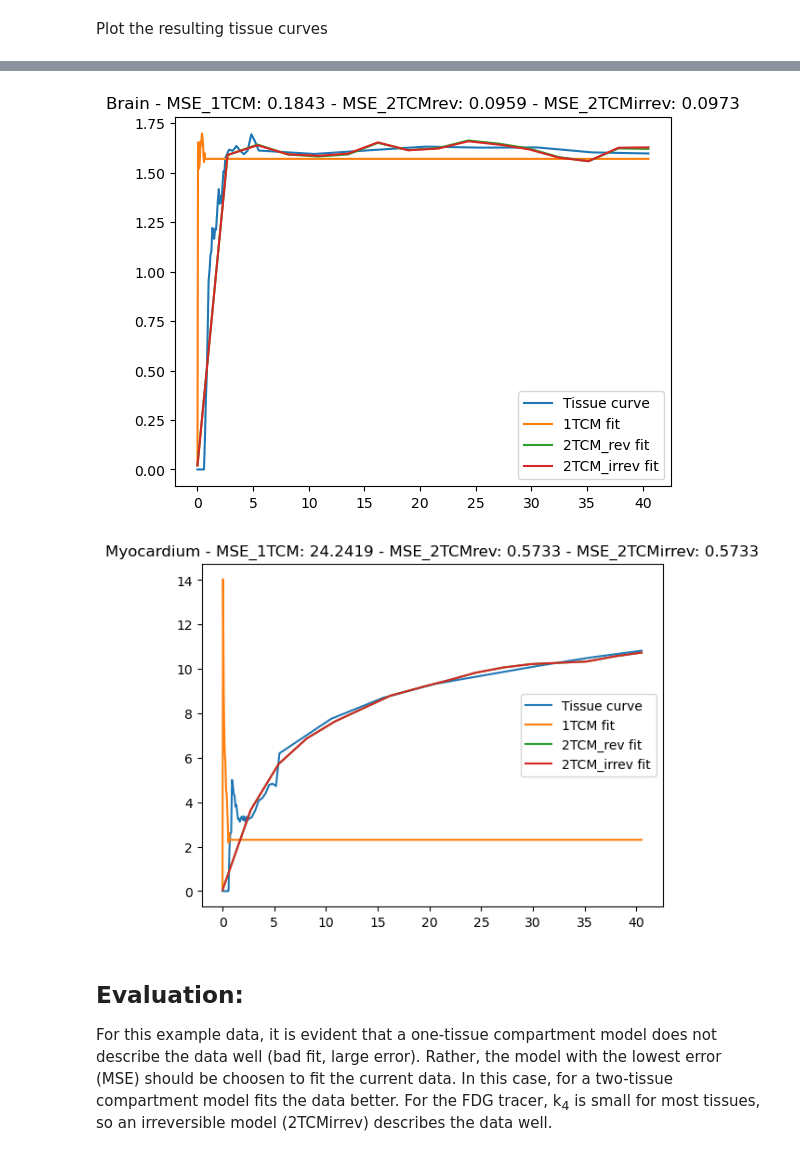
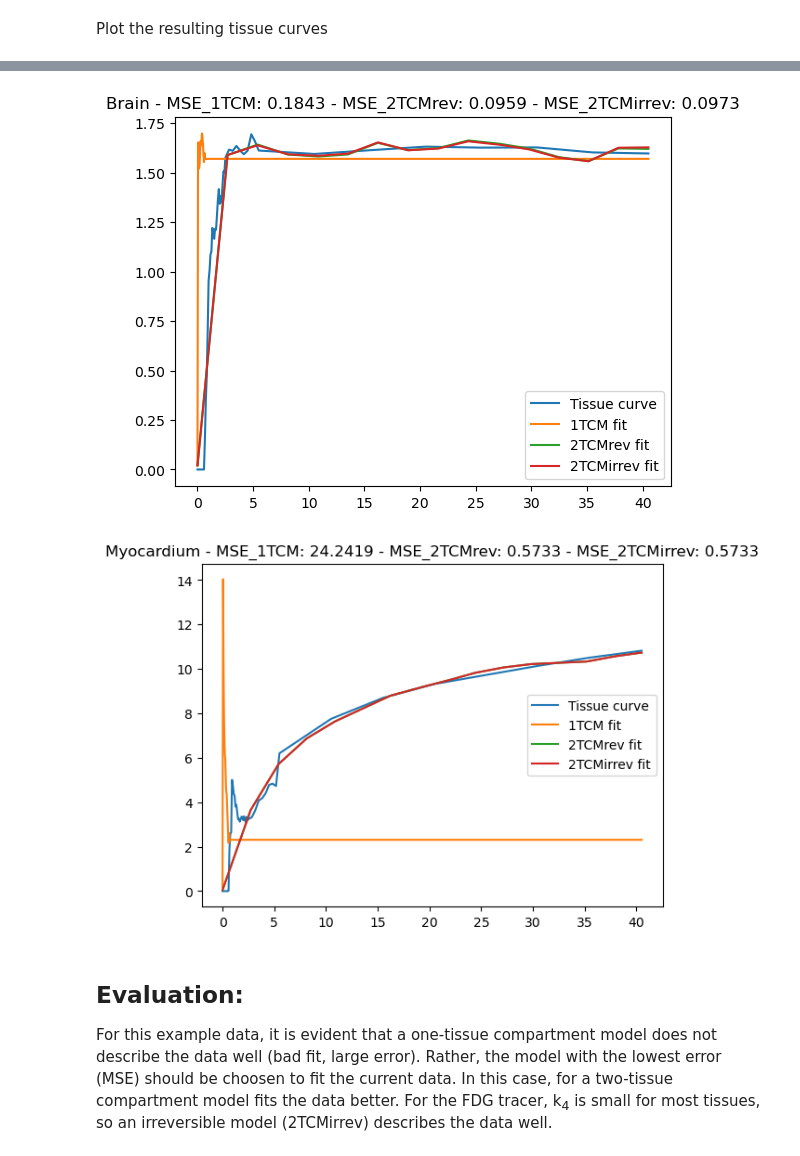
Before and after one commit to Kuttner/pyPET, a Jupyter notebook: dPET_Kinetic_modeling_example.ipynb, the cells around one changed output, grey strips where cells are left out. Saved outputs shown, nothing was run; the diff lists cells and outputs as text; code cells hidden in the pictures.

```diff
--- a/dPET_Kinetic_modeling_example.ipynb
+++ b/dPET_Kinetic_modeling_example.ipynb
@@ -255,25 +255,25 @@ Patlak Ki:  0.201
 # %%
 #Plot tissue curve and fit
 tissue = "Brain"
 plt.plot(VOI_t_shift, VOI_A_dict[tissue], label="Tissue curve")
 plt.plot(AIF_t, oneTCM_dict[tissue]["tissue_fit"], label="1TCM fit")
-plt.plot(AIF_t, twoTCMrev_dict[tissue]["tissue_fit"], label="2TCM_rev fit")
-plt.plot(AIF_t, twoTCMirrev_dict[tissue]["tissue_fit"], label="2TCM_irrev fit")
+plt.plot(AIF_t, twoTCMrev_dict[tissue]["tissue_fit"], label="2TCMrev fit")
+plt.plot(AIF_t, twoTCMirrev_dict[tissue]["tissue_fit"], label="2TCMirrev fit")
 plt.title(tissue + " - MSE_1TCM: " + str(round(oneTCM_dict[tissue]["mse"],4)) + " - MSE_2TCMrev: " + str(round(twoTCMrev_dict[tissue]["mse"],4)) + " - MSE_2TCMirrev: " + str(round(twoTCMirrev_dict[tissue]["mse"],4)))
 plt.legend()
 plt.show()
 
 tissue = "Myocardium"
 plt.plot(VOI_t_shift, VOI_A_dict[tissue], label="Tissue curve")
 plt.plot(AIF_t, oneTCM_dict[tissue]["tissue_fit"], label="1TCM fit")
-plt.plot(AIF_t, twoTCMrev_dict[tissue]["tissue_fit"], label="2TCM_rev fit")
-plt.plot(AIF_t, twoTCMirrev_dict[tissue]["tissue_fit"], label="2TCM_irrev fit")
+plt.plot(AIF_t, twoTCMrev_dict[tissue]["tissue_fit"], label="2TCMrev fit")
+plt.plot(AIF_t, twoTCMirrev_dict[tissue]["tissue_fit"], label="2TCMirrev fit")
 plt.title(tissue + " - MSE_1TCM: " + str(round(oneTCM_dict[tissue]["mse"],4)) + " - MSE_2TCMrev: " + str(round(twoTCMrev_dict[tissue]["mse"],4)) + " - MSE_2TCMirrev: " + str(round(twoTCMirrev_dict[tissue]["mse"],4)))
 plt.legend()
 plt.show()
 # %% [output]
-[figure, old version]
+[figure, new version]
-[figure, old version]
+[figure, new version]
 # %% [markdown]
 ## Evaluation:
 
```
Also changed, not shown: 1 other file.
